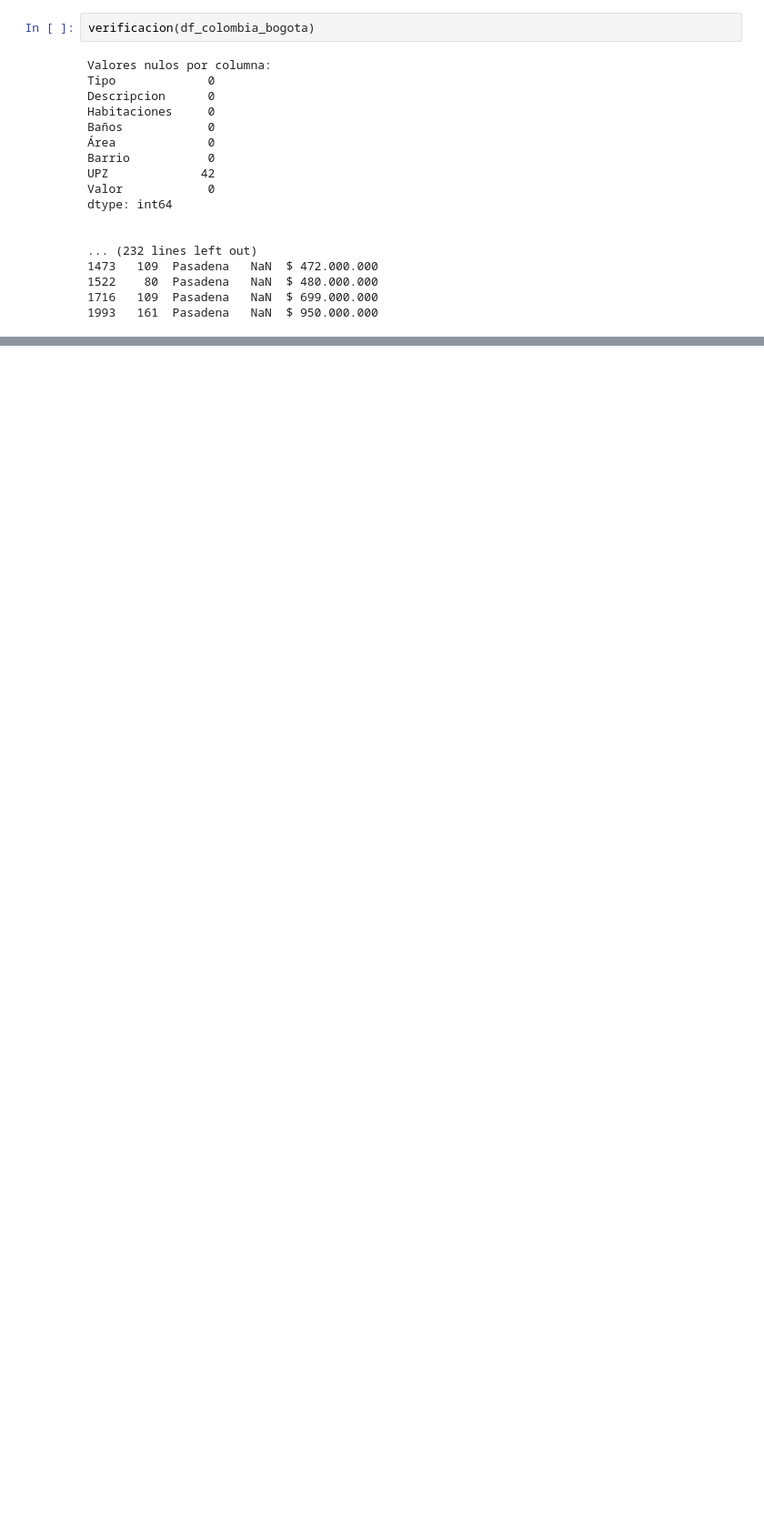
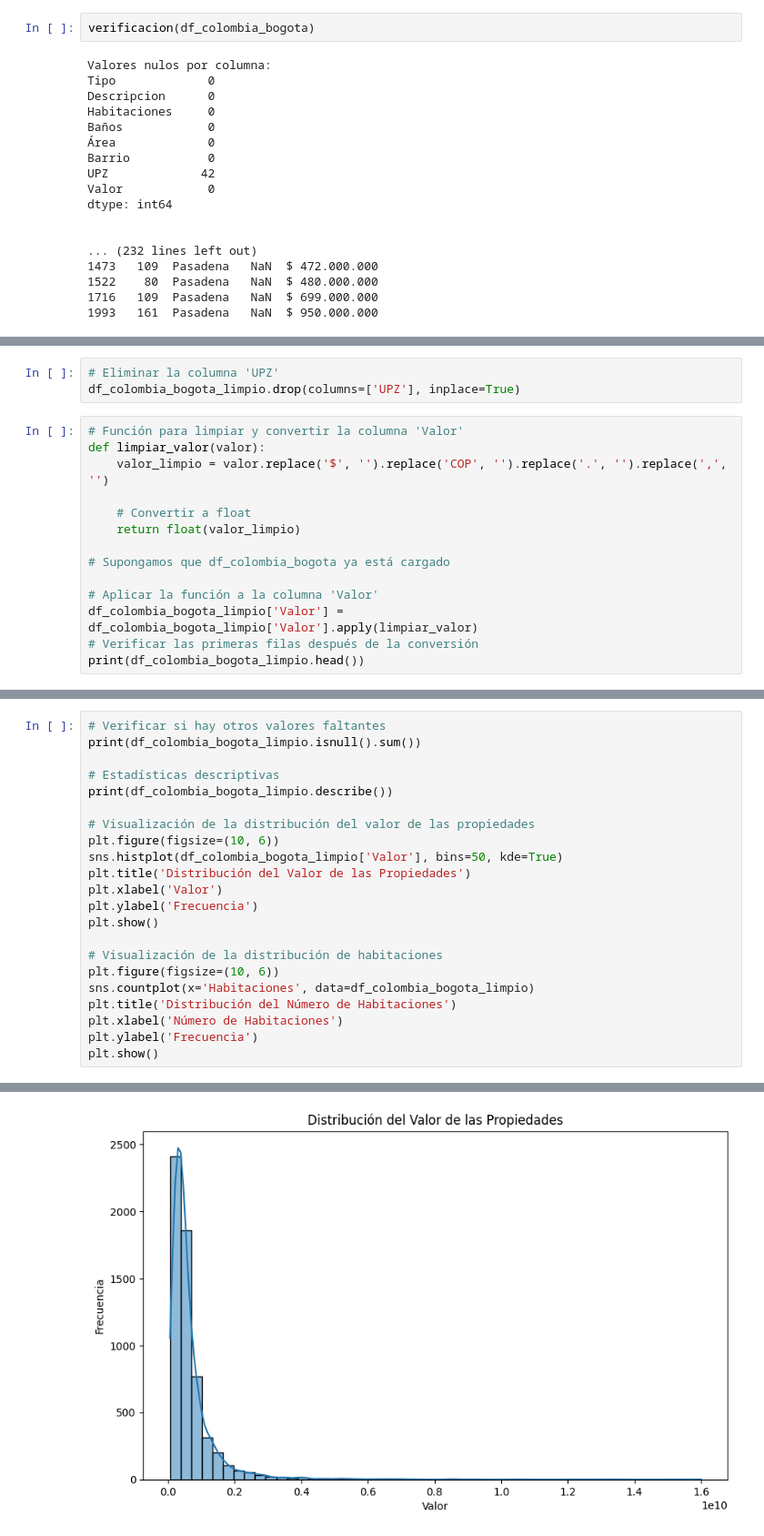
Before and after one commit to EdwinGarcia9/Housing-Prices, a Jupyter notebook: scripts/01_Tratamiento_de_datos.ipynb, the cells around one changed output, grey strips where cells are left out. Shown: that part at 91% size. Saved outputs shown, nothing was run; the diff lists cells and outputs as text; blank space fills up the shorter version.

```diff
--- a/scripts/01_Tratamiento_de_datos.ipynb
+++ b/scripts/01_Tratamiento_de_datos.ipynb
@@ -163,0 +217,17 @@ dtype: int64
+# %%
+# Eliminar la columna 'UPZ'
+df_colombia_bogota_limpio.drop(columns=['UPZ'], inplace=True)
+# %%
+# Función para limpiar y convertir la columna 'Valor'
+def limpiar_valor(valor):
+    valor_limpio = valor.replace('$', '').replace('COP', '').replace('.', '').replace(',', '')
+
+    # Convertir a float
+    return float(valor_limpio)
+
+# Supongamos que df_colombia_bogota ya está cargado
+
+# Aplicar la función a la columna 'Valor'
+df_colombia_bogota_limpio['Valor'] = df_colombia_bogota_limpio['Valor'].apply(limpiar_valor)
+# Verificar las primeras filas después de la conversión
+print(df_colombia_bogota_limpio.head())
@@ -163,0 +265,23 @@ dtype: int64
+# %%
+# Verificar si hay otros valores faltantes
+print(df_colombia_bogota_limpio.isnull().sum())
+
+# Estadísticas descriptivas
+print(df_colombia_bogota_limpio.describe())
+
+# Visualización de la distribución del valor de las propiedades
+plt.figure(figsize=(10, 6))
+sns.histplot(df_colombia_bogota_limpio['Valor'], bins=50, kde=True)
+plt.title('Distribución del Valor de las Propiedades')
+plt.xlabel('Valor')
+plt.ylabel('Frecuencia')
+plt.show()
+
+# Visualización de la distribución de habitaciones
+plt.figure(figsize=(10, 6))
+sns.countplot(x='Habitaciones', data=df_colombia_bogota_limpio)
+plt.title('Distribución del Número de Habitaciones')
+plt.xlabel('Número de Habitaciones')
+plt.ylabel('Frecuencia')
+plt.show()
+# %% [output]
@@ -163,0 +305 @@ dtype: int64
+[figure, added]
```
Also changed, not shown: parts of 16 cells of this notebook, 1 other file.
